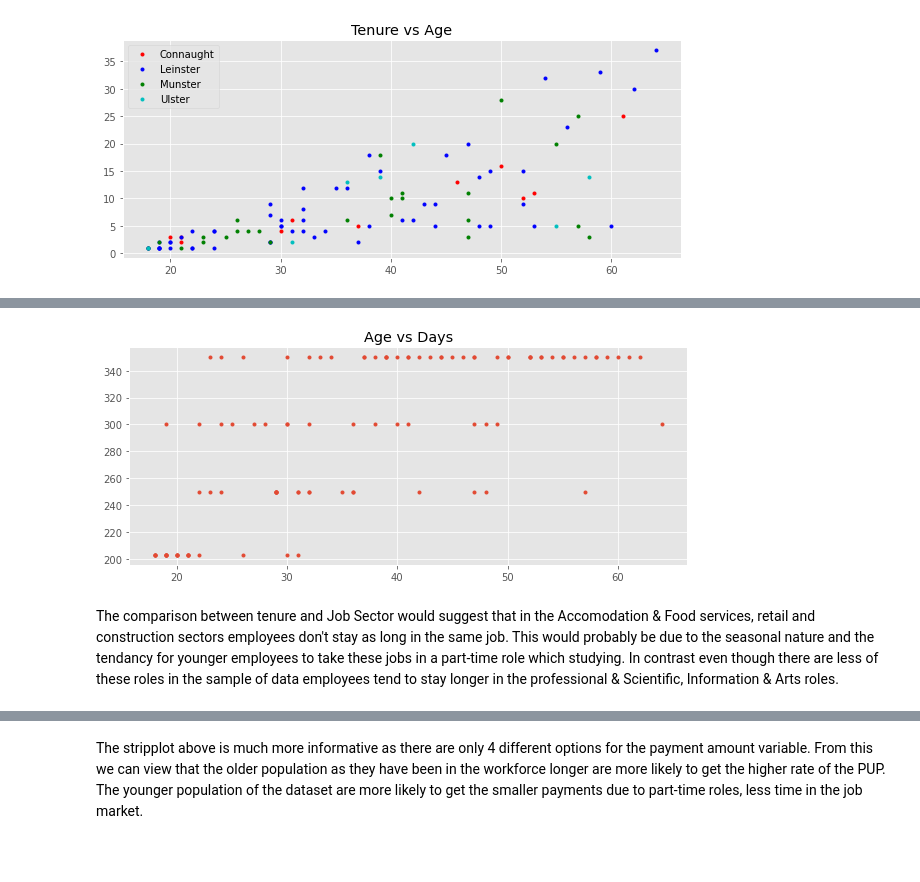
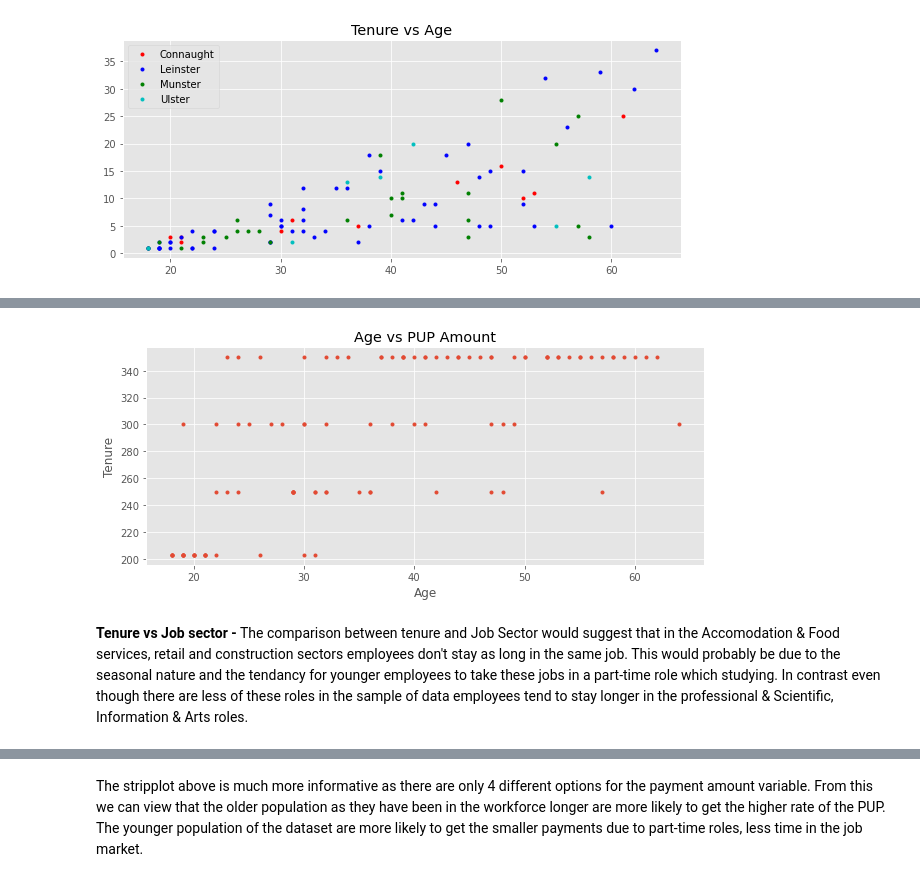
Before and after one commit to nmanley73/Project-Programming, a Jupyter notebook: Project - Programming.ipynb, the cells around one changed output, grey strips where cells are left out. Cells and saved outputs as stored; diff of their text form; code cells hidden in the pictures; blank space fills up the shorter version.

```diff
--- a/Project - Programming.ipynb
+++ b/Project - Programming.ipynb
@@ -219,15 +272,19 @@ There is no pattern or relationship between Age and the number of days employees
 # %%
+# import libraries
+import matplotlib.pyplot as plt
+
 # makes plot bigger
 plt.rcParams['figure.figsize'] = (10.0, 4.0)
 # tidier plot
 plt.style.use("ggplot")
-# plot Age and tenure to see relationship
+
+# plot Age and amount to see relationship
 plt.plot(df["Age"], df["Amount"],'.')
-plt.title("Age vs Days")
-#plt.ylabel("Tenure")
-#plt.xlabel("Age")
+plt.title("Age vs PUP Amount")
+plt.ylabel("Tenure")
+plt.xlabel("Age")
 plt.show()
 # %% [output]
-[figure, old version]
+[figure, new version]
 # %% [markdown]
-The comparison between tenure and Job Sector would suggest that in the Accomodation & Food services, retail and construction sectors employees don't stay as long in the same job. This would probably be due to the seasonal nature and the tendancy for younger employees to take these jobs in a part-time role which studying. In contrast even though there are less of these roles in the sample of data employees tend to stay longer in the professional & Scientific, Information & Arts roles.
+**Tenure vs Job sector -** The comparison between tenure and Job Sector would suggest that in the Accomodation & Food services, retail and construction sectors employees don't stay as long in the same job. This would probably be due to the seasonal nature and the tendancy for younger employees to take these jobs in a part-time role which studying. In contrast even though there are less of these roles in the sample of data employees tend to stay longer in the professional & Scientific, Information & Arts roles.
```
Also changed, not shown: parts of 31 cells of this notebook.
